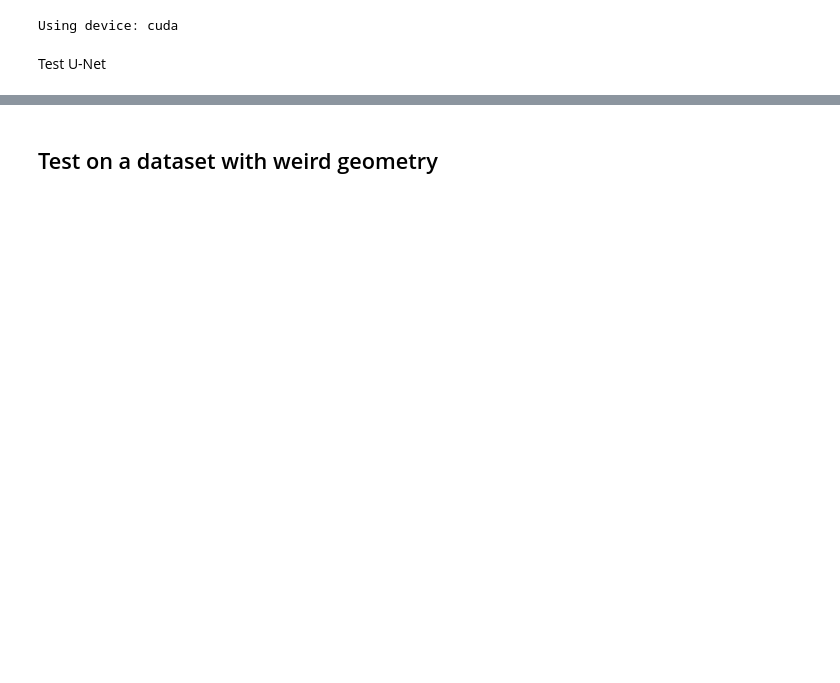
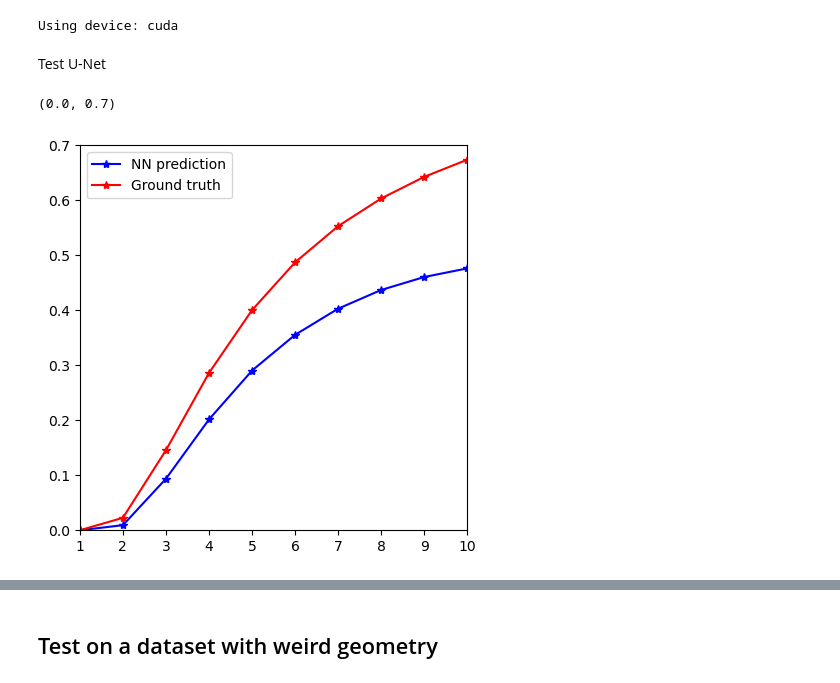
Before and after one commit to LiyaGaynutdinova/Auto-Regressive-Unet-for-Concrete-Damage, a Jupyter notebook: test_AutoUnet_uniform.ipynb, the cells around one changed output, grey strips where cells are left out. Drawn from its saved outputs; the diff is of its cells as text; code cells hidden in the pictures; blank space fills up the shorter version.

```diff
--- a/test_AutoUnet_uniform.ipynb
+++ b/test_AutoUnet_uniform.ipynb
@@ -22,4 +22,19 @@ name = 'NN_library/AutoUnet/AutoUnet_uniform'
 args = {'lr' : 0.001, 'epochs' : 20, 'dev' : dev, 'name' : name}
 unet = AutoUNet()
 unet = load_network(unet, args['name'], args)
+# %%
+Var, Var_true = test_blur(unet, loaders, args)
+# %%
+Var = np.array(Var)
+Var_true = np.array(Var_true)
+# %%
+fig, axs = plt.subplots(nrows=1, ncols=1, figsize=(5, 5), dpi=100)
+axs.plot(np.arange(1, 11), Var.mean(axis=0), 'b-*')
+axs.plot(np.arange(1, 11), Var_true.mean(axis=0), 'r-*')
+axs.legend(['NN prediction', 'Ground truth'])
+axs.set_xlim([1, 10])
+axs.set_ylim([0, 0.7])
+# %% [output]
+(0.0, 0.7)
+[figure, added]
 # %%
```
Also changed, not shown: parts of 14 cells of this notebook, 32 other files.
